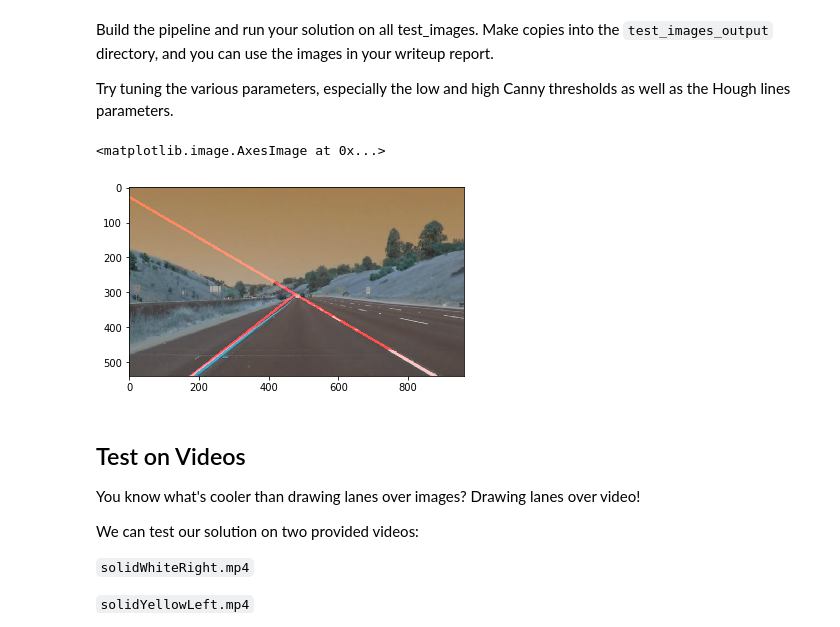
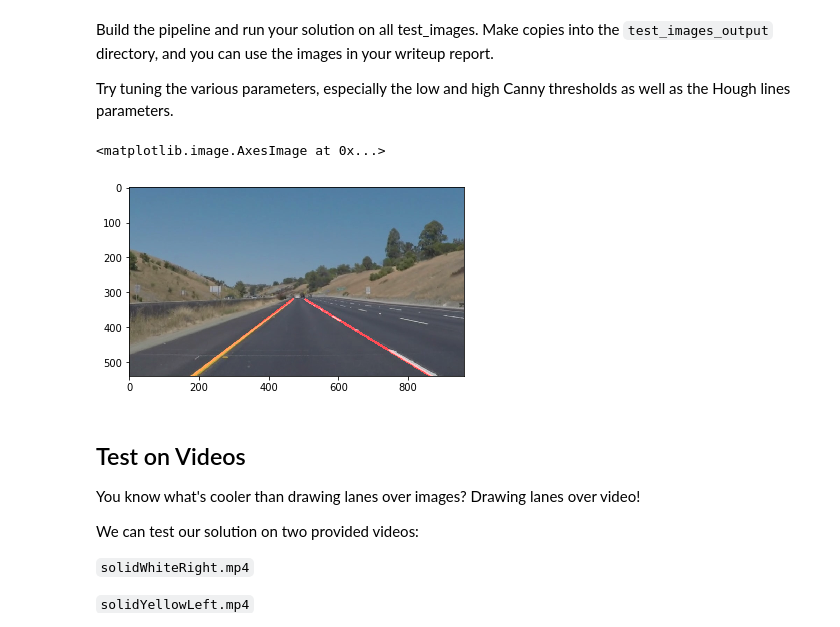
Before and after one commit to thomasSve/CarND-LaneLines-P1, a Jupyter notebook: P1.ipynb, the cells around one changed output. Saved outputs shown, nothing was run; the diff lists cells and outputs as text; code cells hidden in the pictures.

```diff
--- a/P1.ipynb
+++ b/P1.ipynb
@@ -231,20 +233,20 @@ Try tuning the various parameters, especially the low and high Canny thresholds
 # %%
 # TODO: Build your pipeline that will draw lane lines on the test_images
 # then save them to the test_images_output directory.
 
 import os.path as osp
 import cv2
 import numpy as np
 
 for img_path in os.listdir("test_images/"):
-    img = cv2.imread(osp.join("test_images", img_path))
+    img = mpimg.imread(osp.join("test_images", img_path))
     img = process_image(img)
     cv2.imwrite(osp.join("test_images_output", img_path), img)
 
 plt.imshow(img)
 # %% [output]
 <matplotlib.image.AxesImage at 0x...>
-[figure, old version]
+[figure, new version]
 # %% [markdown]
 ## Test on Videos
 
```
Also changed, not shown: parts of 6 cells of this notebook.
